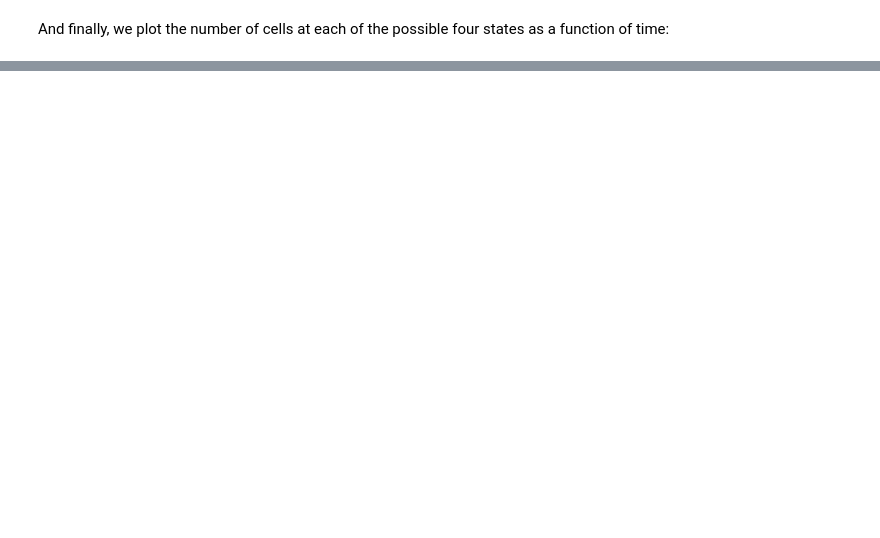
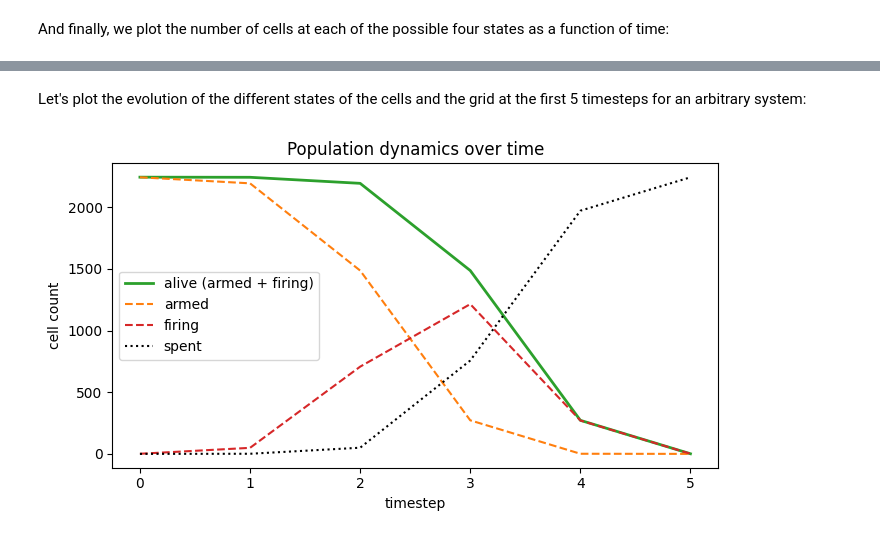
Before and after one commit to IgnacioMPineda/IPT-problem---Mousetrap-Dynamics, a Jupyter notebook: Notebook 0 - Theory and Applications. Approach to the problem.ipynb, the cells around one changed output, grey strips where cells are left out. Drawn from its saved outputs; the diff is of its cells as text; code cells hidden in the pictures; blank space fills up the shorter version.

```diff
--- a/Notebook 0 - Theory and Applications. Approach to the problem.ipynb
+++ b/Notebook 0 - Theory and Applications. Approach to the problem.ipynb
@@ -210,0 +318,8 @@ Cascade ran for 7 frames
+# %% [markdown]
+Let's plot the evolution of the different states of the cells and the grid at the first 5 timesteps for an arbitrary system:
+# %%
+hist = history_MT_dynamics(rho=0.9, p0=0.8, kernel='exp', r0=3.0, steps=300)
+# %%
+plot_alive(hist)
+# %% [output]
+[figure, added]
```
Also changed, not shown: parts of 11 cells of this notebook.
